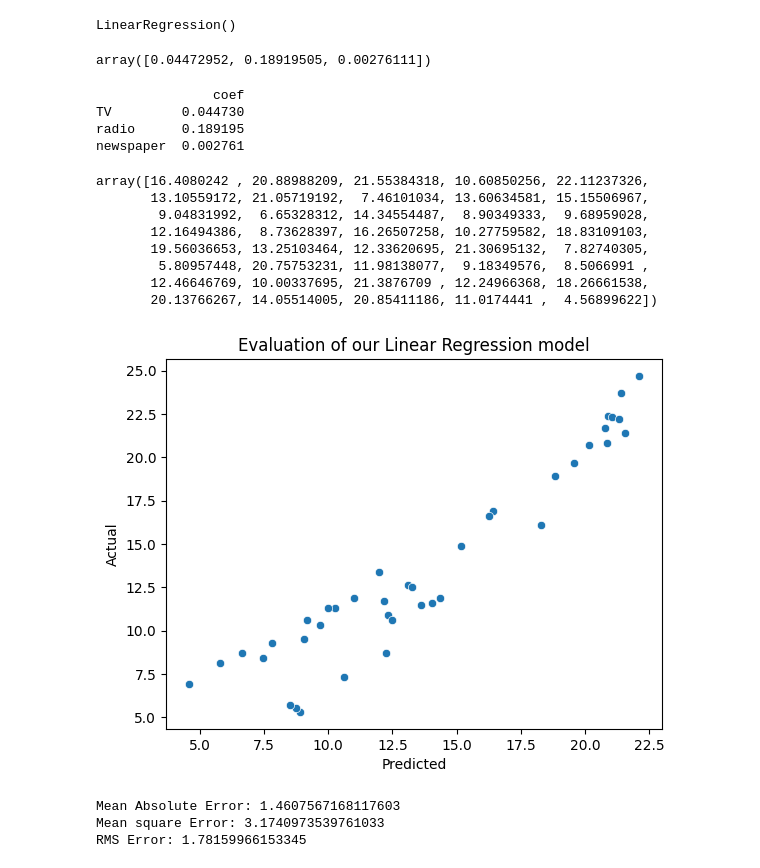
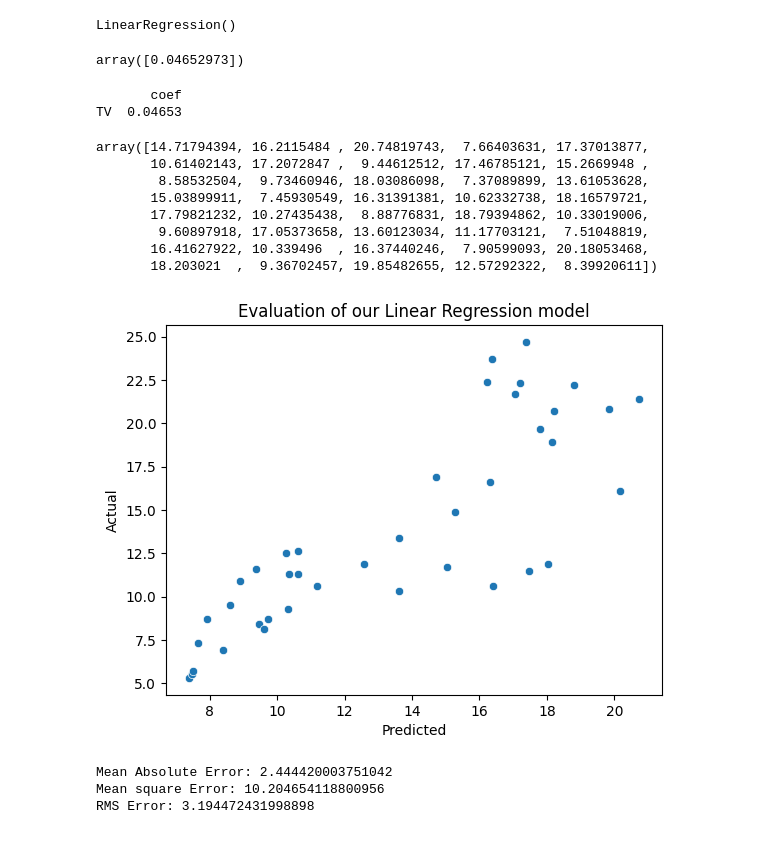
Before and after one commit to Imani-hub-pixel/AI-and-ML-Bootcamp, a Jupyter notebook: Linear Regression/Advertising dataset/Advertising.ipynb, the cells around one changed output. Cells and saved outputs as stored; diff of their text form; code cells hidden in the pictures.

```diff
--- a/Linear Regression/Advertising dataset/Advertising.ipynb
+++ b/Linear Regression/Advertising dataset/Advertising.ipynb
@@ -73,7 +74,7 @@ sns.lmplot(x="TV", y="sales", data=df, scatter_kws={"alpha": 0.5})
 # %%
 from sklearn.model_selection import train_test_split
 # %%
-x=df[["TV","radio","newspaper"]]
+x=df[["TV"]]
 y=df["sales"]
 # %%
 print("X shape:", x.shape)
@@ -118,36 +119,34 @@ LinearRegression()
 # %%
 ln.coef_
 # %% [output]
-array([0.04472952, 0.18919505, 0.00276111])
+array([0.04652973])
 # %%
 cdf = pd.DataFrame(ln.coef_.flatten(), x.columns, columns=['coef'])
 print(cdf)
 # %% [output]
-               coef
-TV         0.044730
-radio      0.189195
-newspaper  0.002761
+       coef
+TV  0.04653
 # %%
 #Predictions on the data
 predictions=ln.predict(x_test)
 predictions
 # %% [output]
-array([16.4080242 , 20.88988209, 21.55384318, 10.60850256, 22.11237326,
-       13.10559172, 21.05719192,  7.46101034, 13.60634581, 15.15506967,
-        9.04831992,  6.65328312, 14.34554487,  8.90349333,  9.68959028,
-       12.16494386,  8.73628397, 16.26507258, 10.27759582, 18.83109103,
-       19.56036653, 13.25103464, 12.33620695, 21.30695132,  7.82740305,
-        5.80957448, 20.75753231, 11.98138077,  9.18349576,  8.5066991 ,
-       12.46646769, 10.00337695, 21.3876709 , 12.24966368, 18.26661538,
-       20.13766267, 14.05514005, 20.85411186, 11.0174441 ,  4.56899622])
+array([14.71794394, 16.2115484 , 20.74819743,  7.66403631, 17.37013877,
+       10.61402143, 17.2072847 ,  9.44612512, 17.46785121, 15.2669948 ,
+        8.58532504,  9.73460946, 18.03086098,  7.37089899, 13.61053628,
+       15.03899911,  7.45930549, 16.31391381, 10.62332738, 18.16579721,
+       17.79821232, 10.27435438,  8.88776831, 18.79394862, 10.33019006,
+        9.60897918, 17.05373658, 13.60123034, 11.17703121,  7.51048819,
+       16.41627922, 10.339496  , 16.37440246,  7.90599093, 20.18053468,
+       18.203021  ,  9.36702457, 19.85482655, 12.57292322,  8.39920611])
 # %%
-sns.scatterplot(x=predictions.flatten(), y=y_test.values.flatten())
+sns.scatterplot(x=predictions.flatten(), y=y_test.flatten())
 plt.xlabel("Predicted")
 plt.ylabel("Actual")
 plt.title("Evaluation of our Linear Regression model")
 plt.show()
 # %% [output]
-[figure, old version]
+[figure, new version]
 # %%
 #Validate with other measurements
 #Mean Squared Error
@@ -158,9 +157,9 @@ print("Mean Absolute Error:",mean_absolute_error(y_test,predictions))
 print("Mean square Error:",mean_squared_error(y_test,predictions))
 print("RMS Error:",math.sqrt(mean_squared_error(y_test,predictions)))
 # %% [output]
-Mean Absolute Error: 1.4607567168117603
-Mean square Error: 3.1740973539761033
-RMS Error: 1.78159966153345
+Mean Absolute Error: 2.444420003751042
+Mean square Error: 10.204654118800956
+RMS Error: 3.194472431998898
 # %%
 #Analyze the residuals
 residuals=y_test-predictions
```
Also changed, not shown: parts of 4 cells of this notebook, 1 other file.
